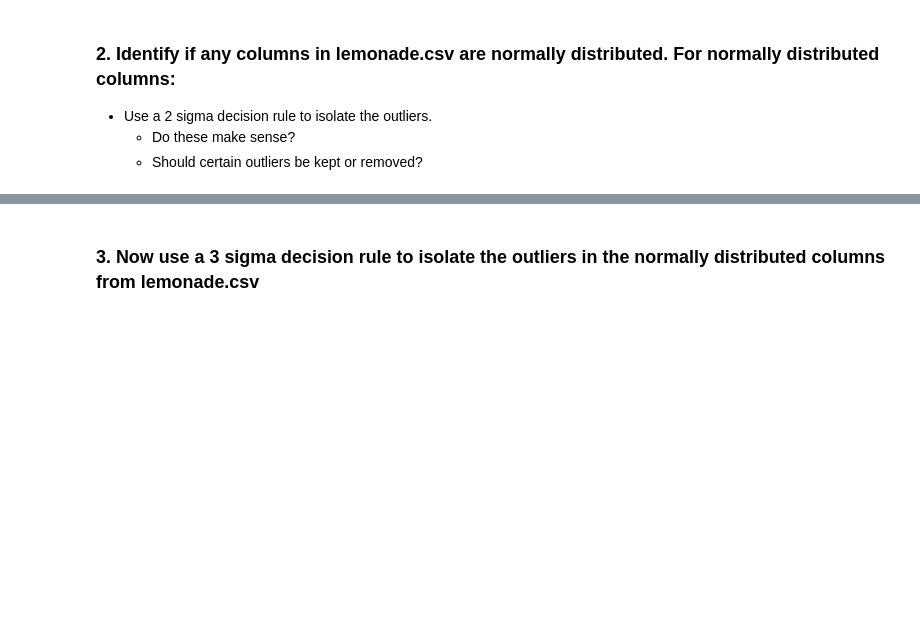
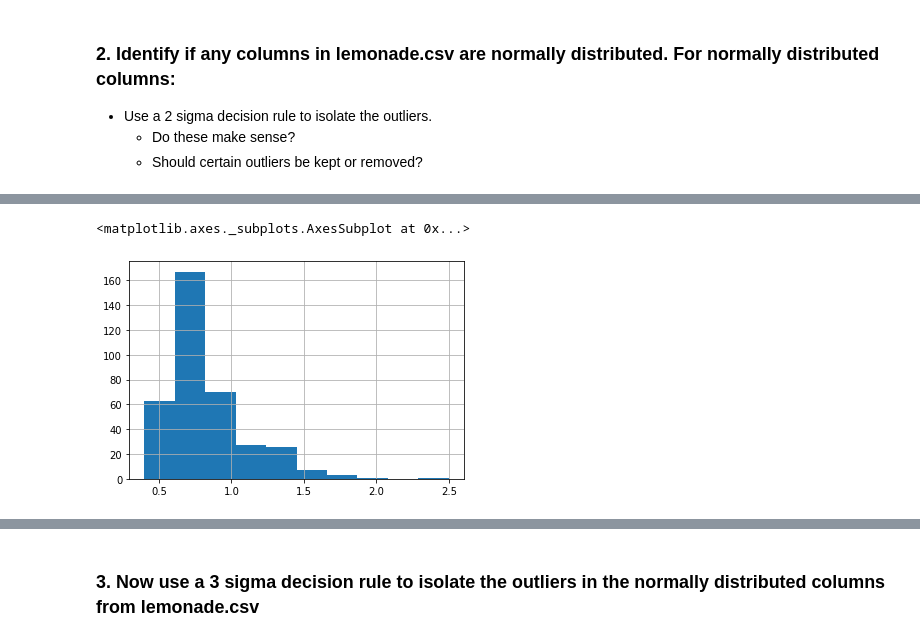
Before and after one commit to dbojado/anomaly-detection-exercises, a Jupyter notebook: continuous_probabilistic_methods.ipynb, the cells around one changed output, grey strips where cells are left out. Drawn from its saved outputs; the diff is of its cells as text; code cells hidden in the pictures; blank space fills up the shorter version.

```diff
--- a/continuous_probabilistic_methods.ipynb
+++ b/continuous_probabilistic_methods.ipynb
@@ -17,0 +221,5 @@ Define a function named get_lower_and_upper_bounds that has two arguments. The f
+# %%
+df.Rainfall.hist()
+# %% [output]
+<matplotlib.axes._subplots.AxesSubplot at 0x...>
+[figure, added]
```
Also changed, not shown: parts of 45 cells of this notebook.
